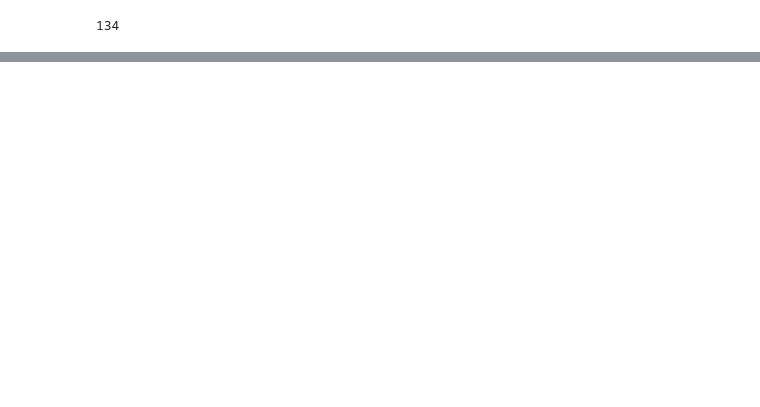
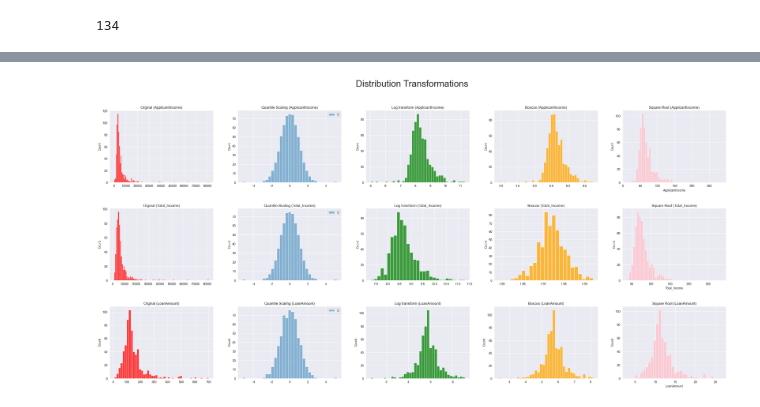
Before and after one commit to SwagAbyss/SwagML, a Jupyter notebook: Project_Notebooks/LoanPredict/loan_prediction.ipynb, the cells around one changed output, grey strips where cells are left out. Drawn from its saved outputs; the diff is of its cells as text; code cells hidden in the pictures; blank space fills up the shorter version.

```diff
--- a/Project_Notebooks/LoanPredict/loan_prediction.ipynb
+++ b/Project_Notebooks/LoanPredict/loan_prediction.ipynb
@@ -320,0 +314,2 @@ non_dist_cols = []
+# %%
+non_dist_cols = ['ApplicantIncome', 'Total_Income', 'LoanAmount']
@@ -321,25 +356,32 @@ non_dist_cols = []
 # %%
+import contextlib
+
+
 fig,ax = plt.subplots(len(non_dist_cols),5, figsize = (30,15))
-for i,col in enumerate(non_dist_cols):
-    #scale
+
+for index,column in enumerate(non_dist_cols):
+
     scaler = QuantileTransformer(output_distribution="normal")
-    quant_df = scaler.fit_transform(df_train[[col]])
+    quant_df = scaler.fit_transform(data[[column]])
 
-    sns.histplot(x= df_train[col],ax= ax[i,0], color = "r")
-    sns.histplot(quant_df,ax= ax[i,1] )
-    sns.histplot(np.log1p(df_train[col]), ax = ax[i,2], color= "orange")
-    try:
-        sns.histplot(boxcox(df_train[col])[0], ax = ax[i,3], color= "orange")
-    except:
-        pass
-    sns.histplot(np.sqrt(df_train[col]), ax = ax[i,4], color= "green")
-    ax[i,0].set_title(f"Orginal ({col})")
-    ax[i,0].set(xlabel=None)
-    ax[i,1].set_title(f"Quantile Scaling ({col})")
-    ax[i,2].set_title(f"Log transform ({col})")
-    ax[i,2].set(xlabel=None)
-    ax[i,3].set_title(f"Boxcox ({col})")
-    ax[i,4].set_title(f"Square Root ({col})")
+    sns.histplot(x= data[column], ax=ax[index,0], color ='r')
+    sns.histplot(quant_df, ax=ax[index,1], color='blue')
+    sns.histplot(np.log1p(data[column]), ax=ax[index,2], color='green')
+
+    with contextlib.suppress(Exception):
+        sns.histplot(stats.boxcox(data[column])[0], ax=ax[index,3], color='orange')
+
+    sns.histplot(np.sqrt(data[column]), ax=ax[index,4], color='pink')
+    ax[index,0].set_title(f"Orginal ({column})")
+    ax[index,0].set(xlabel=None)
+    ax[index,1].set_title(f"Quantile Scaling ({column})")
+    ax[index,2].set_title(f"Log transform ({column})")
+    ax[index,2].set(xlabel=None)
+    ax[index,3].set_title(f"Boxcox ({column})")
+    ax[index,4].set_title(f"Square Root ({column})")
+
 plt.suptitle("Distribution Transformations",fontsize = 30)
 plt.tight_layout(pad = 4)
 plt.show()
+# %% [output]
+[figure, added]
```
Also changed, not shown: parts of 19 cells of this notebook.
